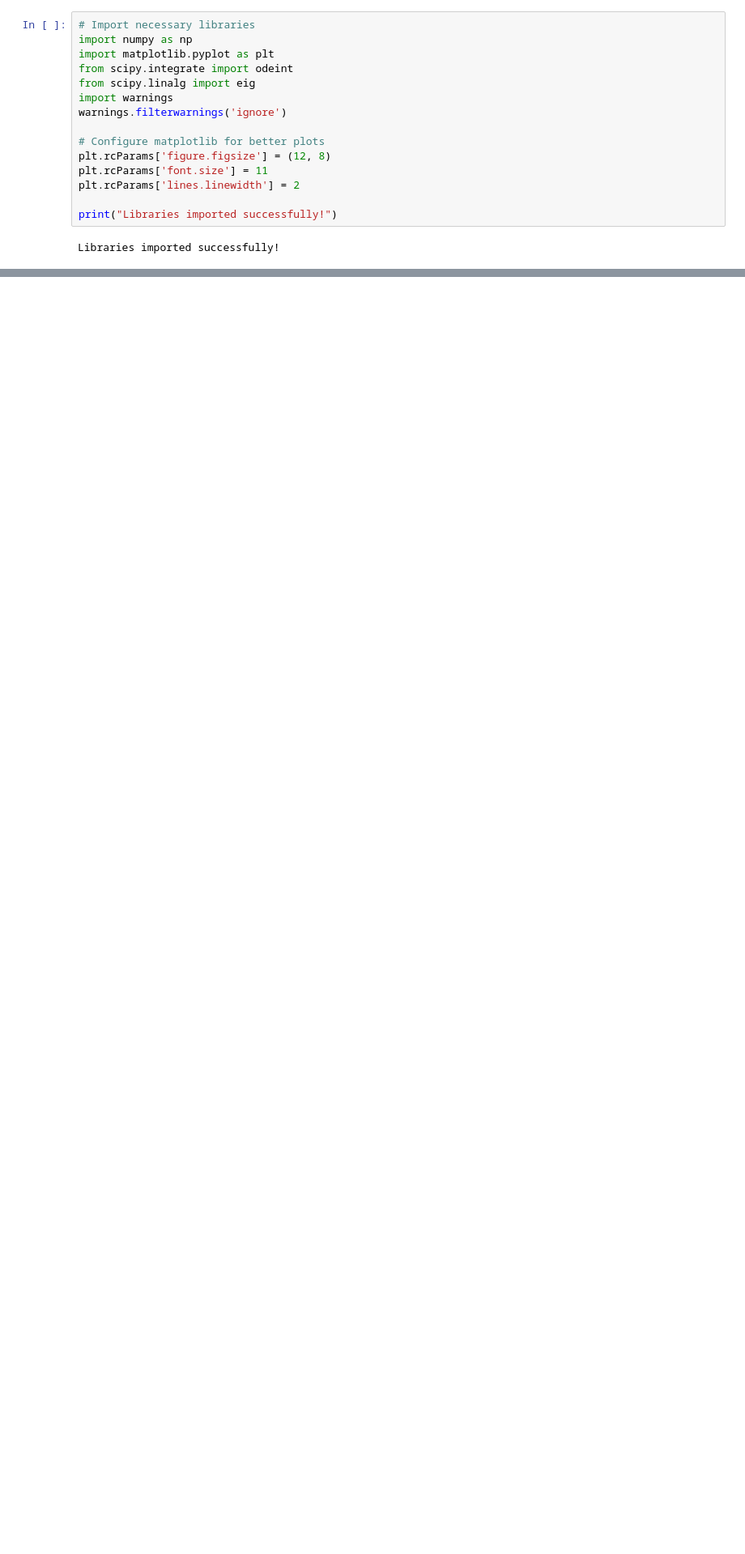
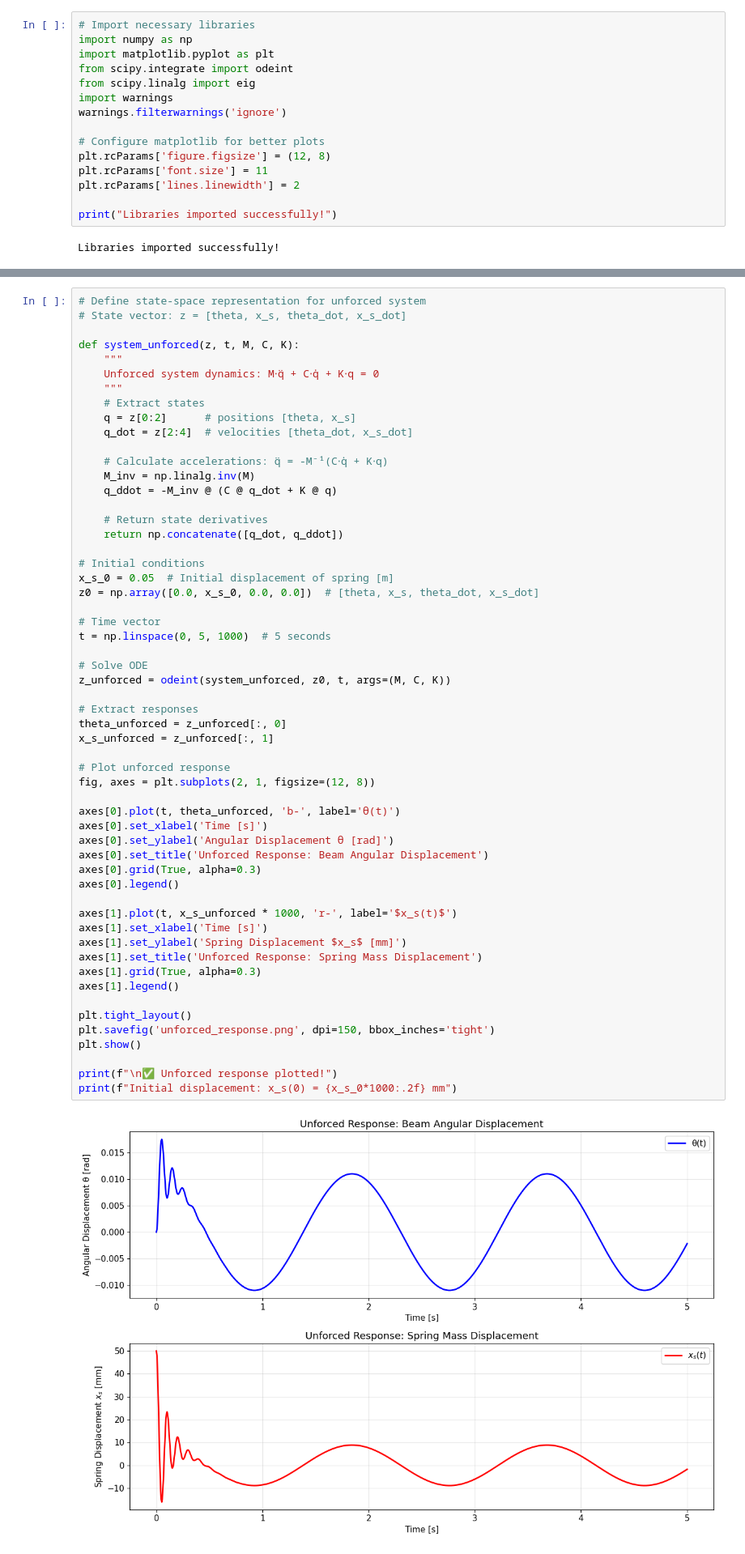
Before and after one commit to Du-nara/ME421-Mechanical-Systems-Lab-A3, a Jupyter notebook: Vibration/E_20_260_Vibration.ipynb, the cells around one changed output, grey strips where cells are left out. Shown at 81% size. Cells and saved outputs as stored; diff of their text form; blank space fills up the shorter version.

```diff
--- a/Vibration/E_20_260_Vibration.ipynb
+++ b/Vibration/E_20_260_Vibration.ipynb
@@ -642,0 +812,58 @@ Libraries imported successfully!
+# %%
+# Define state-space representation for unforced system
+# State vector: z = [theta, x_s, theta_dot, x_s_dot]
+
+def system_unforced(z, t, M, C, K):
+    """
+    Unforced system dynamics: M⋅q̈ + C⋅q̇ + K⋅q = 0
+    """
+    # Extract states
+    q = z[0:2]      # positions [theta, x_s]
+    q_dot = z[2:4]  # velocities [theta_dot, x_s_dot]
+
+    # Calculate accelerations: q̈ = -M⁻¹(C⋅q̇ + K⋅q)
+    M_inv = np.linalg.inv(M)
+    q_ddot = -M_inv @ (C @ q_dot + K @ q)
+
+    # Return state derivatives
+    return np.concatenate([q_dot, q_ddot])
+
+# Initial conditions
+x_s_0 = 0.05  # Initial displacement of spring [m]
+z0 = np.array([0.0, x_s_0, 0.0, 0.0])  # [theta, x_s, theta_dot, x_s_dot]
+
+# Time vector
+t = np.linspace(0, 5, 1000)  # 5 seconds
+
+# Solve ODE
+z_unforced = odeint(system_unforced, z0, t, args=(M, C, K))
+
+# Extract responses
+theta_unforced = z_unforced[:, 0]
+x_s_unforced = z_unforced[:, 1]
+
+# Plot unforced response
+fig, axes = plt.subplots(2, 1, figsize=(12, 8))
+
+axes[0].plot(t, theta_unforced, 'b-', label='θ(t)')
+axes[0].set_xlabel('Time [s]')
+axes[0].set_ylabel('Angular Displacement θ [rad]')
+axes[0].set_title('Unforced Response: Beam Angular Displacement')
+axes[0].grid(True, alpha=0.3)
+axes[0].legend()
+
+axes[1].plot(t, x_s_unforced * 1000, 'r-', label='$x_s(t)$')
+axes[1].set_xlabel('Time [s]')
+axes[1].set_ylabel('Spring Displacement $x_s$ [mm]')
+axes[1].set_title('Unforced Response: Spring Mass Displacement')
+axes[1].grid(True, alpha=0.3)
+axes[1].legend()
+
+plt.tight_layout()
+plt.savefig('unforced_response.png', dpi=150, bbox_inches='tight')
+plt.show()
+
+print(f"\n✅ Unforced response plotted!")
+print(f"Initial displacement: x_s(0) = {x_s_0*1000:.2f} mm")
+# %% [output]
+[figure, added]
```
Also changed, not shown: parts of 11 cells of this notebook.
